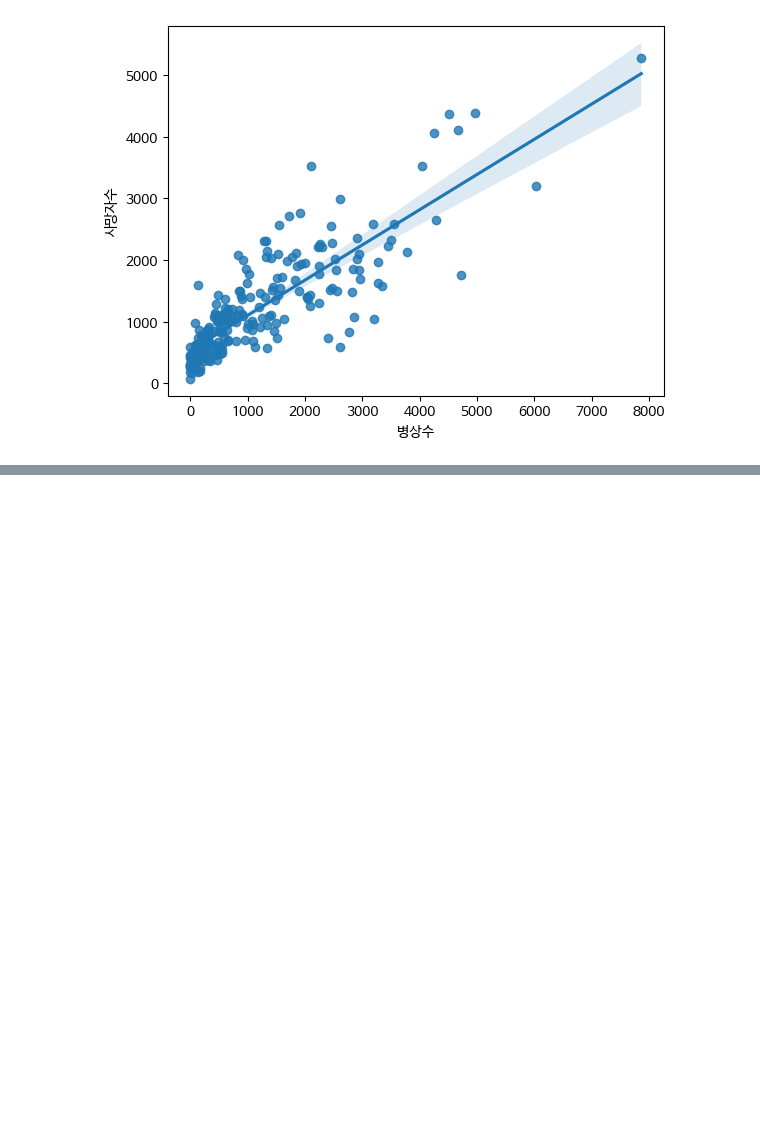
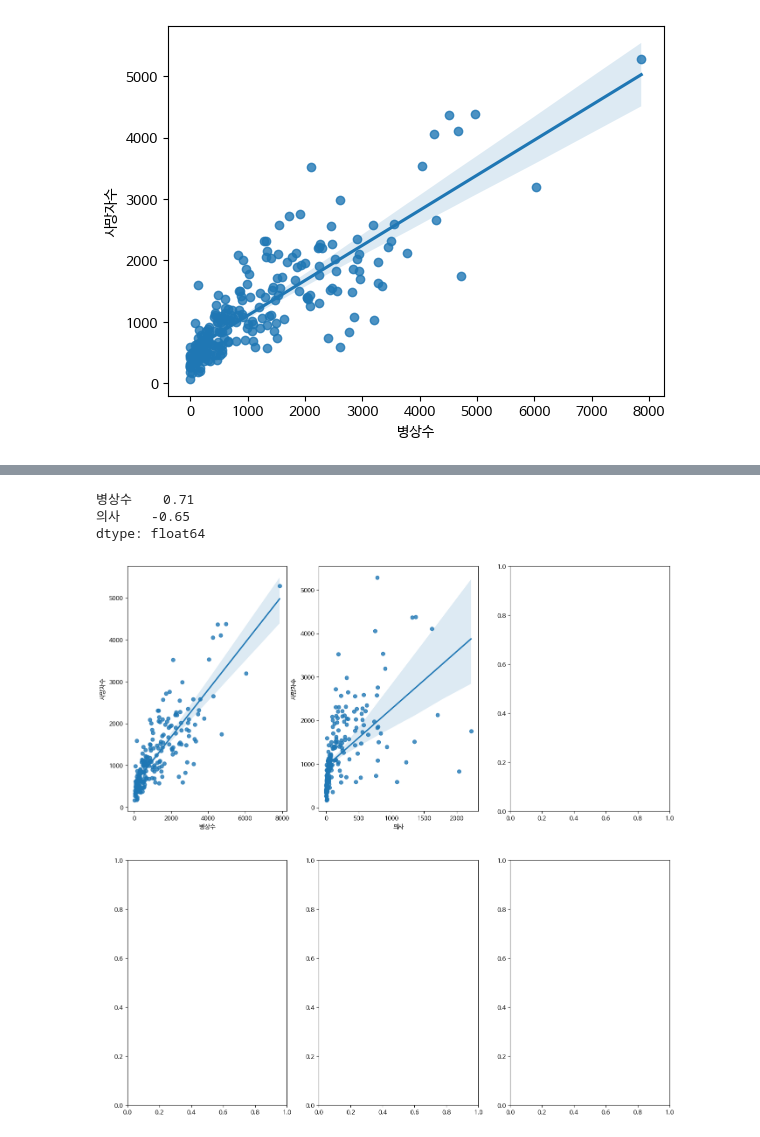
Before and after one commit to cav2280/dcx-final, a Jupyter notebook: main-상관관계 분석 추가.ipynb, the cells around one changed output, grey strips where cells are left out. Drawn from its saved outputs; the diff is of its cells as text; code cells hidden in the pictures; blank space fills up the shorter version.

```diff
--- a/main-상관관계 분석 추가.ipynb
+++ b/main-상관관계 분석 추가.ipynb
@@ -889,7 +889,3 @@ correlation
 병원이 많은 지역이 사망자가 많으나 이는 중병 치료를 위해 병원에 간 사람들이 사망하여 그런것으로 추정
 
 병원이 늘어나면 지역의 의사수 또한 증가함으로 사망률을 낮출 수 있음
-# %%
-merged_df['의사/병원수']=merged_df['의사'].sum()/merged_df['병원수'].sum()
-
-merged_df
@@ -1043,0 +1010,22 @@ sns.regplot(x='병상수', y='사망자수', data=merged_df)
+# %%
+from sklearn.linear_model import LinearRegression
+from sklearn.model_selection import train_test_split
+from sklearn.metrics import mean_squared_error, r2_score
+
+y=merged_df['사망자수']
+x=merged_df.drop(['인구수','병원수','사망자수','지역','BedP','HospitalP','DoctorP','DeathP','광역자치단체','시군구'],axis=1,inplace=False)
+
+print(x.head())
+x_train,x_test,y_train,y_test=train_test_split(x,y,test_size=0.3,random_state=0)
+lr=LinearRegression()
+lr.fit(x_train,y_train)
+y_predict=lr.predict(x_test)
+
+mse=mean_squared_error(y_test,y_predict) #테스트값과 예측값 차이 확인, 모델의 정확도를 알 수 있음?
+rmse=np.sqrt(mse)
+
+print('mse:{0:.3f}, rsme:{1:.3f}'.format(mse,rmse))
+print('r^2(variance) : {0:.3f}'.format(r2_score(y_test,y_predict)))
+
+print('y절편: ',np.round(lr.intercept_,2))
+print('회기계수: ',np.round(lr.coef_,2))
@@ -1043,0 +1043,21 @@ sns.regplot(x='병상수', y='사망자수', data=merged_df)
+# %%
+coef=pd.Series(data=np.round(lr.coef_,2),index=x.columns)
+coef.sort_values(ascending=False)
+# %% [output]
+병상수    0.71
+의사    -0.65
+dtype: float64
+# %%
+import matplotlib.pyplot as plt
+import seaborn as sns
+
+fig, axs=plt.subplots(figsize=(16,16),ncols=3,nrows=2)
+
+x_features=x.columns
+
+for i, feature in enumerate(x_features):
+    row=int(i/3)
+    col=i%3
+    sns.regplot(x=feature,y='사망자수',data=merged_df,ax=axs[row][col])
+# %% [output]
+[figure, added]
```
Also changed, not shown: parts of 11 cells of this notebook.
